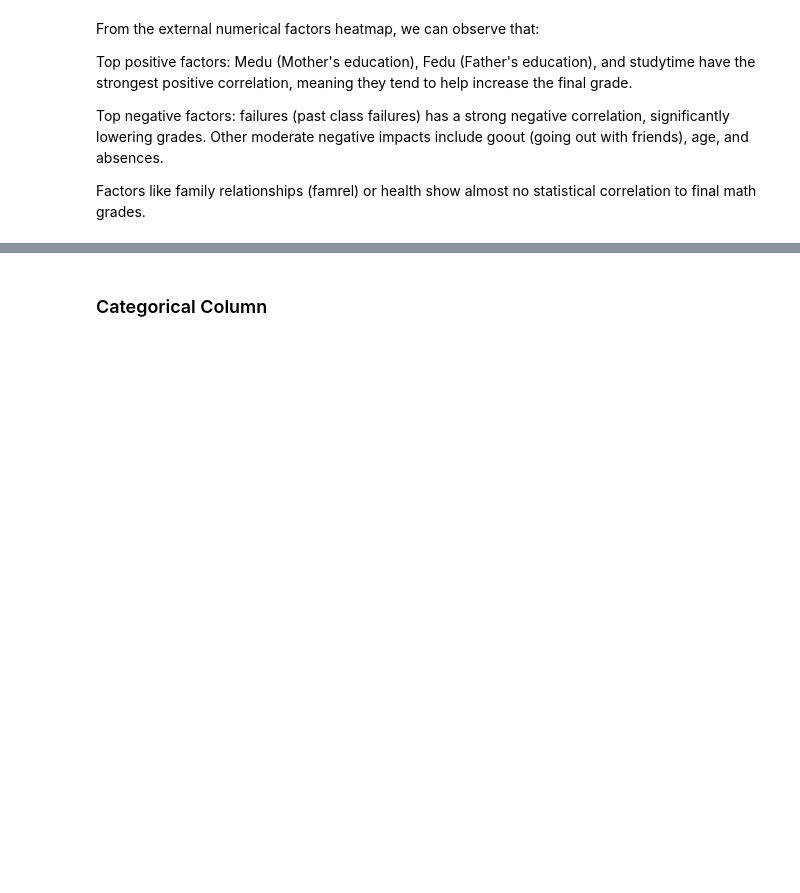
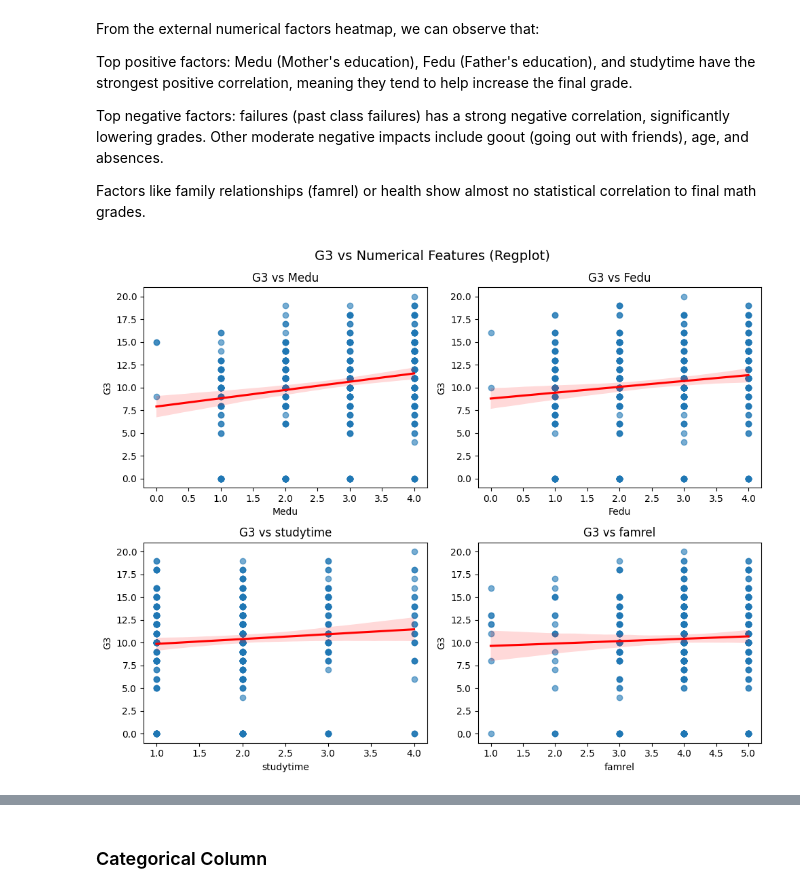
Before and after one commit to AkmalFazli27/Student-Grade-Analysis, a Jupyter notebook: notebooks/student_math.ipynb, the cells around one changed output, grey strips where cells are left out. Saved outputs shown, nothing was run; the diff lists cells and outputs as text; code cells hidden in the pictures; blank space fills up the shorter version.

Commit message:
Create scatter plot for numerical features

```diff
--- a/notebooks/student_math.ipynb
+++ b/notebooks/student_math.ipynb
@@ -142,3 +142,18 @@ Top positive factors: Medu (Mother's education), Fedu (Father's education), and
 Top negative factors: failures (past class failures) has a strong negative correlation, significantly lowering grades. Other moderate negative impacts include goout (going out with friends), age, and absences.
 
 Factors like family relationships (famrel) or health show almost no statistical correlation to final math grades.
+# %%
+top_num_factor = ['Medu', 'Fedu', 'studytime', 'famrel']
+fig, axes = plt.subplots(2, 2, figsize=(10, 8))
+plt.suptitle('G3 vs Numerical Features (Regplot)', fontsize=14)
+
+for i, col in enumerate(top_num_factor):
+    r, c = divmod(i, 2)
+    sns.regplot(x=col, y='G3', data=df, ax=axes[r, c],
+                scatter_kws={'alpha': 0.6}, line_kws={'color': 'red'})
+    axes[r, c].set_title(f'G3 vs {col}')
+
+plt.tight_layout()
+plt.show()
+# %% [output]
+[figure, added]
```
Also changed, not shown: parts of 1 cell of this notebook.
